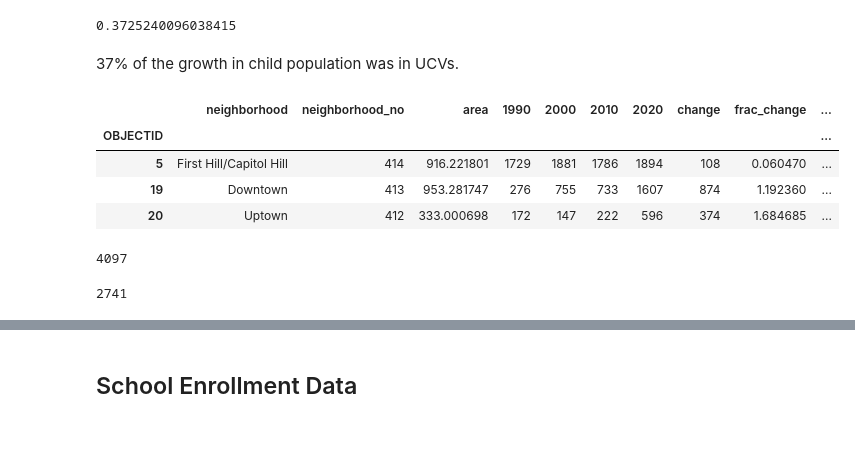
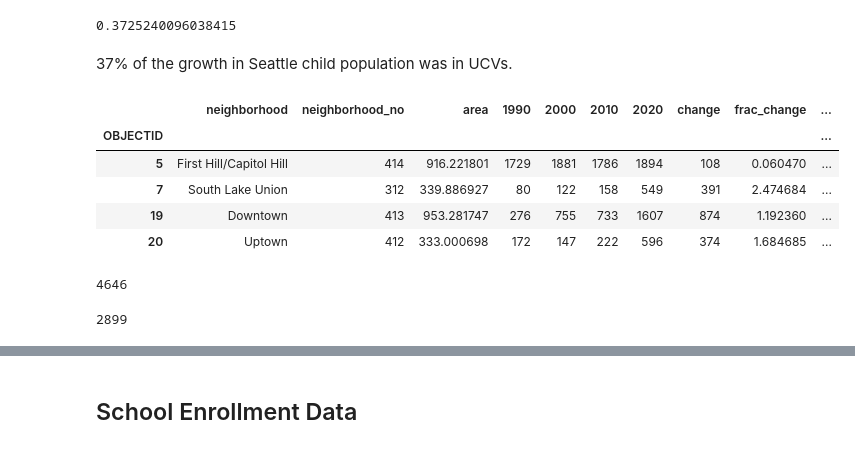
Before and after one commit to lauraminter/seattle-kids, a Jupyter notebook: seattle_kids_01_data_cleaning.ipynb, the cells around one changed output, grey strips where cells are left out. Saved outputs shown, nothing was run; the diff lists cells and outputs as text; code cells hidden in the pictures.

```diff
--- a/seattle_kids_01_data_cleaning.ipynb
+++ b/seattle_kids_01_data_cleaning.ipynb
@@ -445,4 +450,4 @@ change:  4965
 # %% [output]
 0.3725240096038415
 # %% [markdown]
-37% of the growth in child population was in UCVs.
+37% of the growth in Seattle child population was in UCVs.
@@ -451,21 +454,22 @@ downtown_neighborhoods = ['Downtown','Uptown','Capitol Hill']
 # %%
-corekids = ucvkids[(ucvkids['neighborhood'] =='Downtown') | (ucvkids['neighborhood'] == 'Uptown') | (ucvkids['neighborhood']=='First Hill/Capitol Hill')]
+#look at the contiguous Downtown, Uptown, SLU, Capitol Hill areas
+corekids = ucvkids[(ucvkids['neighborhood'] =='Downtown') | (ucvkids['neighborhood'] == 'Uptown') | (ucvkids['neighborhood']=='First Hill/Capitol Hill')| (ucvkids['neighborhood']=='South Lake Union')]
+corekids
+# %% [output]
+|  | neighborhood | neighborhood_no | area | 1990 | 2000 | 2010 | 2020 | change | frac_change | ... |
+| OBJECTID |  |  |  |  |  |  |  |  |  | ... |
+| 5 | First Hill/Capitol Hill | 414 | 916.221801 | 1729 | 1881 | 1786 | 1894 | 108 | 0.060470 | ... |
+| 7 | South Lake Union | 312 | 339.886927 | 80 | 122 | 158 | 549 | 391 | 2.474684 | ... |
+| 19 | Downtown | 413 | 953.281747 | 276 | 755 | 733 | 1607 | 874 | 1.192360 | ... |
+| 20 | Uptown | 412 | 333.000698 | 172 | 147 | 222 | 596 | 374 | 1.684685 | ... |
-# %%
-corekids
-# %% [output]
-|  | neighborhood | neighborhood_no | area | 1990 | 2000 | 2010 | 2020 | change | frac_change | ... |
-| OBJECTID |  |  |  |  |  |  |  |  |  | ... |
-| 5 | First Hill/Capitol Hill | 414 | 916.221801 | 1729 | 1881 | 1786 | 1894 | 108 | 0.060470 | ... |
-| 19 | Downtown | 413 | 953.281747 | 276 | 755 | 733 | 1607 | 874 | 1.192360 | ... |
-| 20 | Uptown | 412 | 333.000698 | 172 | 147 | 222 | 596 | 374 | 1.684685 | ... |
 # %%
 sum(corekids['2020'])
 # %% [output]
-4097
+4646
 # %%
 sum(corekids['2010'])
 # %% [output]
-2741
+2899
 # %%
 ucvkids.sort_values('change',ascending=False).head(10)
 # %% [output]
```
Also changed, not shown: parts of 25 cells of this notebook, 8 other files.
